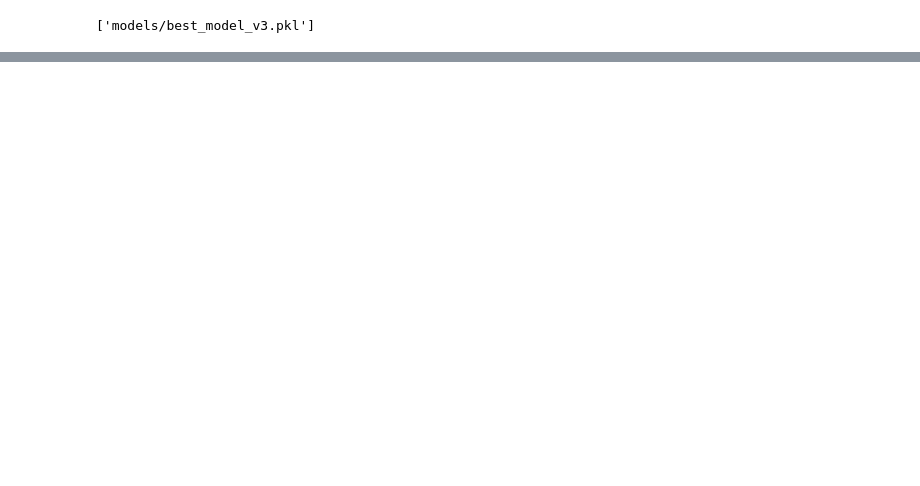
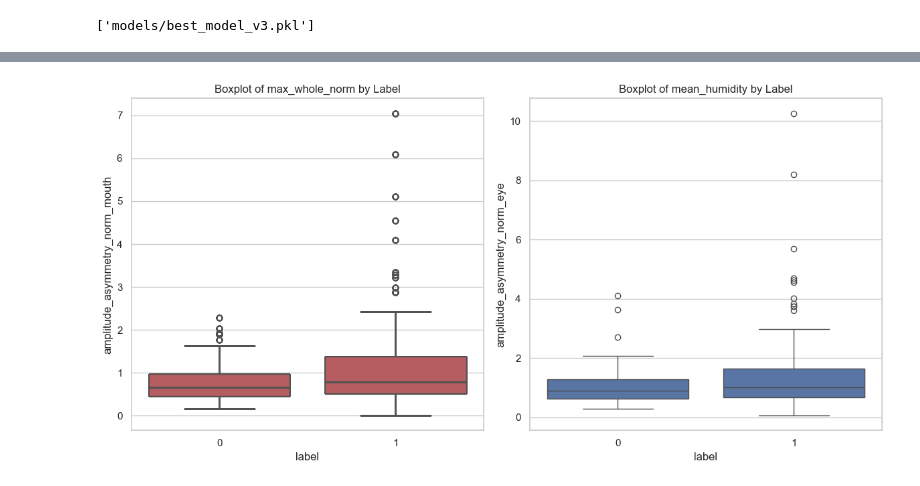
Before and after one commit to irania/FacialAsymmetry, a Jupyter notebook: train_facial_asymmetry.ipynb, the cells around one changed output, grey strips where cells are left out. Drawn from its saved outputs; the diff is of its cells as text; code cells hidden in the pictures; blank space fills up the shorter version.

Commit message:
facial asymmetry v4

```diff
--- a/train_facial_asymmetry.ipynb
+++ b/train_facial_asymmetry.ipynb
@@ -124,0 +247,23 @@ Name: label, dtype: int64
+# %%
+import matplotlib.pyplot as plt
+import seaborn as sns
+
+# Setting the style for the plots
+sns.set(style="whitegrid")
+
+# Creating box and whisker plots to show differences in 'mean_temperature' and 'mean_humidity' between the two groups
+fig, axes = plt.subplots(1, 2, figsize=(12, 6))
+
+for key, value in results.items():
+    # Plot for 'mean_temperature'
+    sns.boxplot(ax=axes[0], x='label', y='amplitude_asymmetry_norm_mouth', data=data)
+    axes[0].set_title('Boxplot of max_whole_norm by Label')
+
+# Plot for 'mean_humidity'
+sns.boxplot(ax=axes[1], x='label', y='amplitude_asymmetry_norm_eye', data=data)
+axes[1].set_title('Boxplot of mean_humidity by Label')
+
+plt.tight_layout()
+plt.show()
+# %% [output]
+[figure, added]
```
Also changed, not shown: parts of 17 cells of this notebook, 8 other files.
